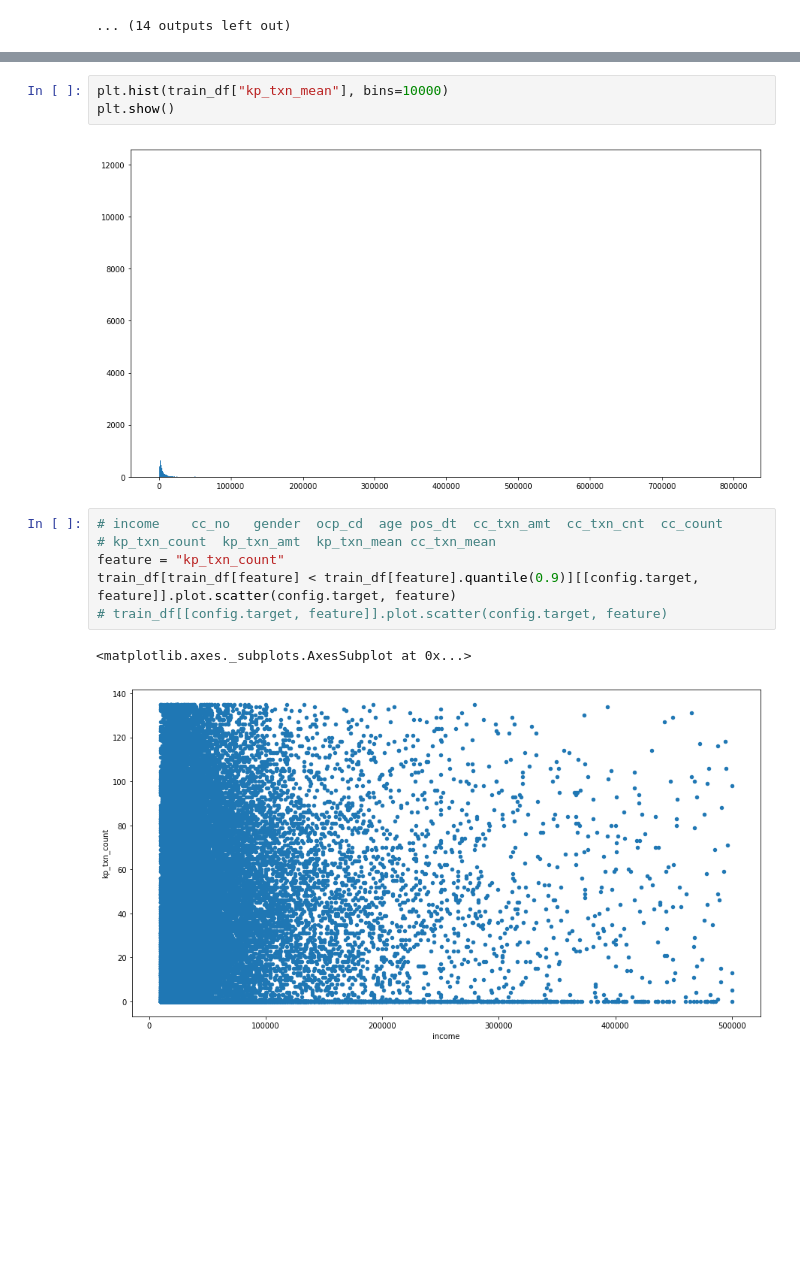
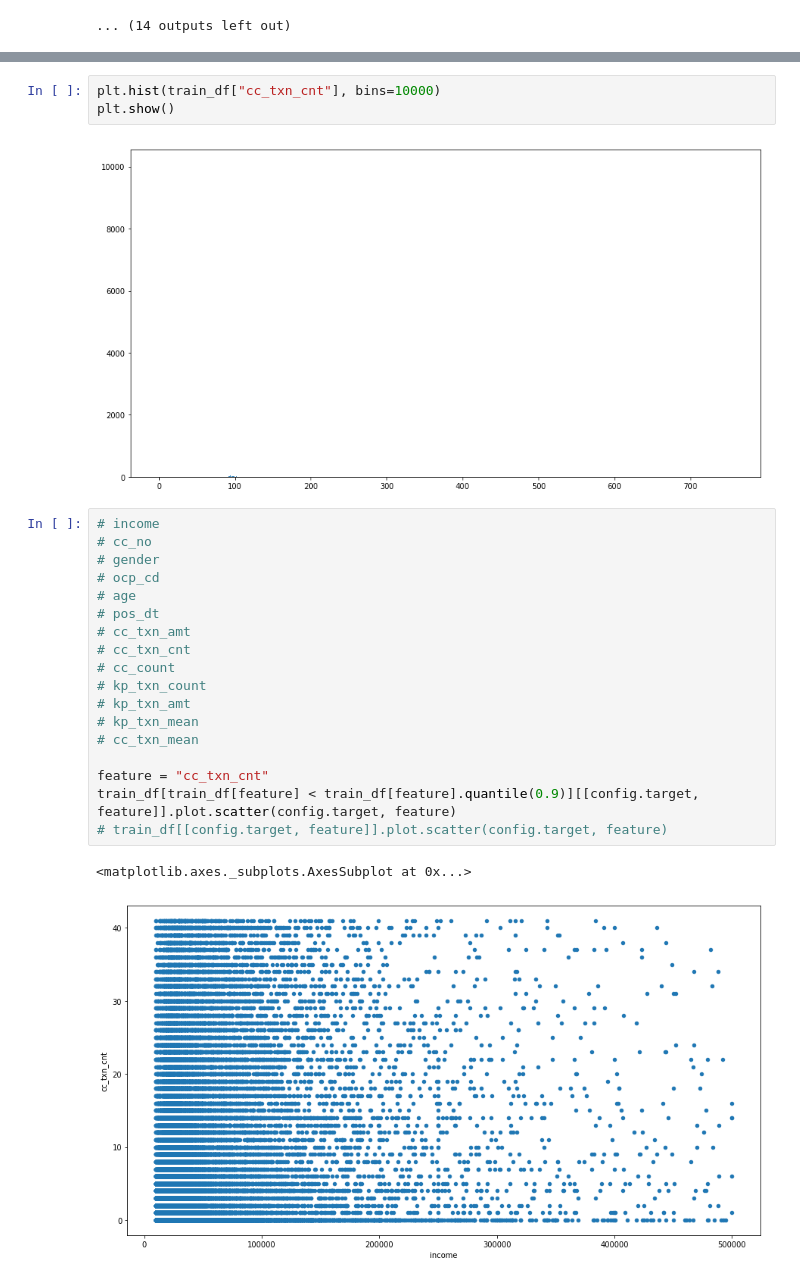
Before and after one commit to XrosIsorX/TechJam2019_DeepData, a Jupyter notebook: fundamental/distribution.ipynb, the cells around one changed output, grey strips where cells are left out. Drawn from its saved outputs; the diff is of its cells as text; blank space fills up the shorter version.

```diff
--- a/fundamental/distribution.ipynb
+++ b/fundamental/distribution.ipynb
@@ -196,17 +196,29 @@ train_df
 # %%
-plt.hist(train_df["kp_txn_mean"], bins=10000)
+plt.hist(train_df["cc_txn_cnt"], bins=10000)
 plt.show()
 # %% [output]
-[figure, old version]
+[figure, new version]
 # %%
-# income	cc_no	gender	ocp_cd	age	pos_dt	cc_txn_amt	cc_txn_cnt	cc_count
-# kp_txn_count	kp_txn_amt	kp_txn_mean	cc_txn_mean
-feature = "kp_txn_count"
+# income
+# cc_no
+# gender
+# ocp_cd
+# age
+# pos_dt
+# cc_txn_amt
+# cc_txn_cnt
+# cc_count
+# kp_txn_count
+# kp_txn_amt
+# kp_txn_mean
+# cc_txn_mean
+
+feature = "cc_txn_cnt"
 train_df[train_df[feature] < train_df[feature].quantile(0.9)][[config.target, feature]].plot.scatter(config.target, feature)
 # train_df[[config.target, feature]].plot.scatter(config.target, feature)
 # %% [output]
 <matplotlib.axes._subplots.AxesSubplot at 0x...>
-[figure, old version]
+[figure, new version]
 # %%
 train_df
 # %% [output]
```
Also changed, not shown: parts of 2 cells of this notebook, 10 other files.
